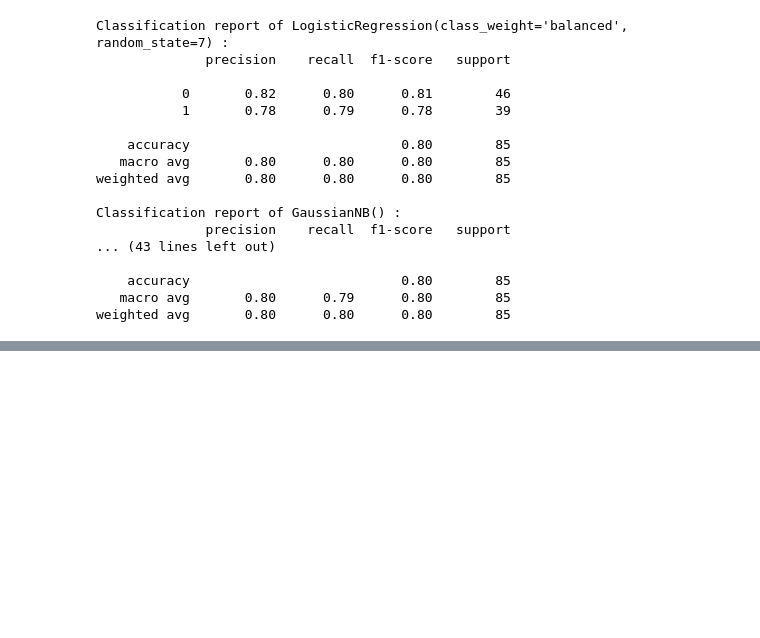
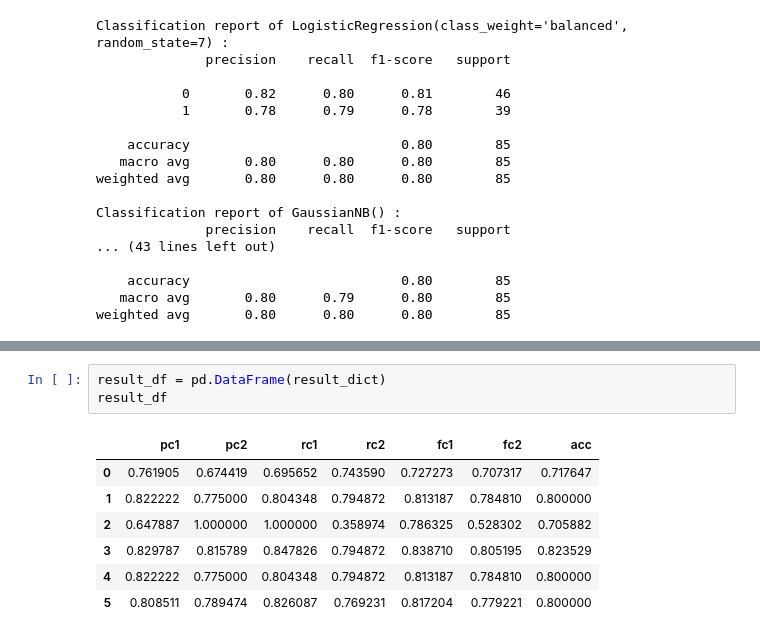
Before and after one commit to j019/Practical-Machine-Learning-, a Jupyter notebook: Day5/Basic_classification.ipynb, the cells around one changed output, grey strips where cells are left out. Drawn from its saved outputs; the diff is of its cells as text; blank space fills up the shorter version.

```diff
--- a/Day5/Basic_classification.ipynb
+++ b/Day5/Basic_classification.ipynb
@@ -214,0 +286,11 @@ weighted avg       0.80      0.80      0.80        85
+# %%
+result_df = pd.DataFrame(result_dict)
+result_df
+# %% [output]
+|  | pc1 | pc2 | rc1 | rc2 | fc1 | fc2 | acc |
+| 0 | 0.761905 | 0.674419 | 0.695652 | 0.743590 | 0.727273 | 0.707317 | 0.717647 |
+| 1 | 0.822222 | 0.775000 | 0.804348 | 0.794872 | 0.813187 | 0.784810 | 0.800000 |
+| 2 | 0.647887 | 1.000000 | 1.000000 | 0.358974 | 0.786325 | 0.528302 | 0.705882 |
+| 3 | 0.829787 | 0.815789 | 0.847826 | 0.794872 | 0.838710 | 0.805195 | 0.823529 |
+| 4 | 0.822222 | 0.775000 | 0.804348 | 0.794872 | 0.813187 | 0.784810 | 0.800000 |
+| 5 | 0.808511 | 0.789474 | 0.826087 | 0.769231 | 0.817204 | 0.779221 | 0.800000 |
```
Also changed, not shown: parts of 15 cells of this notebook.
